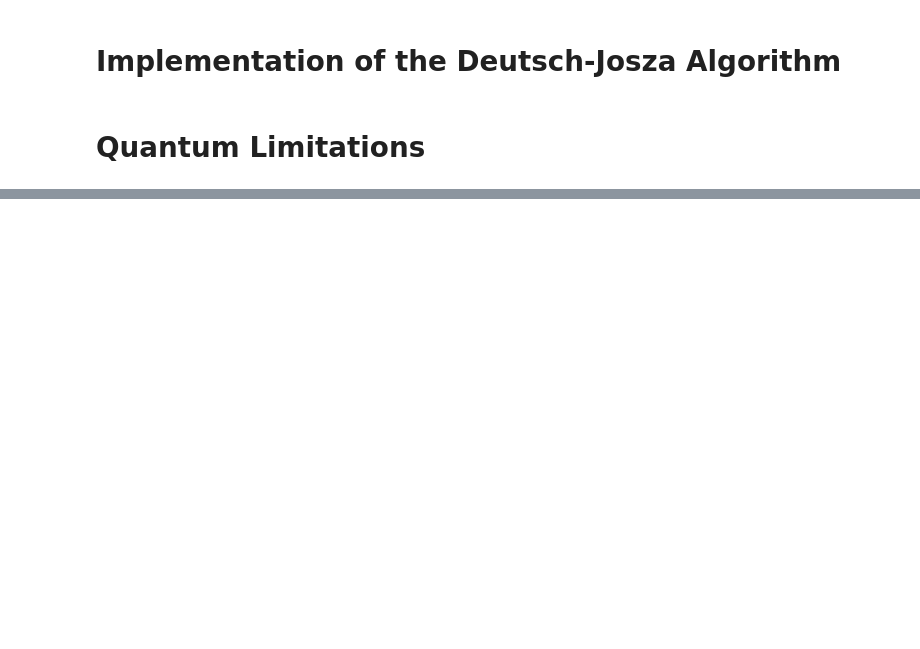
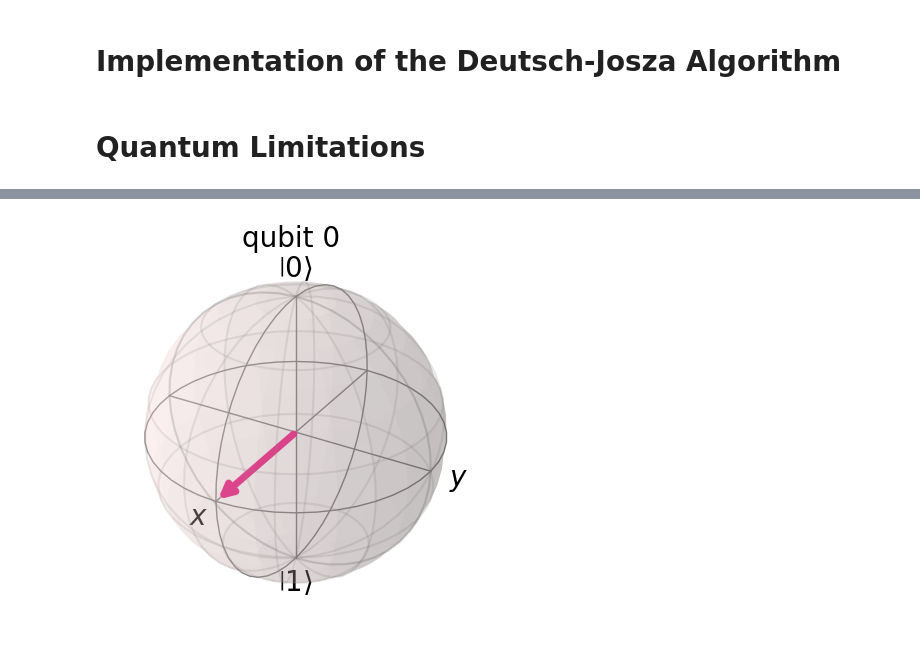
Before and after one commit to FionnMacSweeney/QuantumComputingProject, a Jupyter notebook: Deutsch's-Algorithm.ipynb, the cells around one changed output, grey strips where cells are left out. Drawn from its saved outputs; the diff is of its cells as text; code cells hidden in the pictures; blank space fills up the shorter version.

```diff
--- a/Deutsch's-Algorithm.ipynb
+++ b/Deutsch's-Algorithm.ipynb
@@ -56,3 +114,25 @@ Implementation of the Deutsch-Josza Algorithm
 <h1>
 Quantum Limitations
 </h1>
+# %%
+from qiskit import QuantumCircuit, Aer, execute
+from qiskit.visualization import plot_bloch_multivector
+
+# Create a quantum circuit with one qubit
+circuit = QuantumCircuit(1, 1)
+
+# Apply a Hadamard gate to the qubit to put it in superposition
+circuit.h(0)
+
+# Measure the qubit and store the result in the classical bit
+circuit.measure(0, 0)
+
+# Simulate the circuit using the Aer simulator
+simulator = Aer.get_backend('qasm_simulator')
+result = execute(circuit, simulator).result()
+
+# Print the measurement result
+print(result.get_counts(circuit))
+
+# Draw the circuit
+circuit.draw()
@@ -58,0 +146,6 @@ Quantum Limitations
+# %%
+statevector_simulator = Aer.get_backend('statevector_simulator')
+statevector = execute(circuit.remove_final_measurements(inplace=False), statevector_simulator).result().get_statevector()
+plot_bloch_multivector(statevector)
+# %% [output]
+[figure, added]
```
Also changed, not shown: parts of 4 cells of this notebook.
